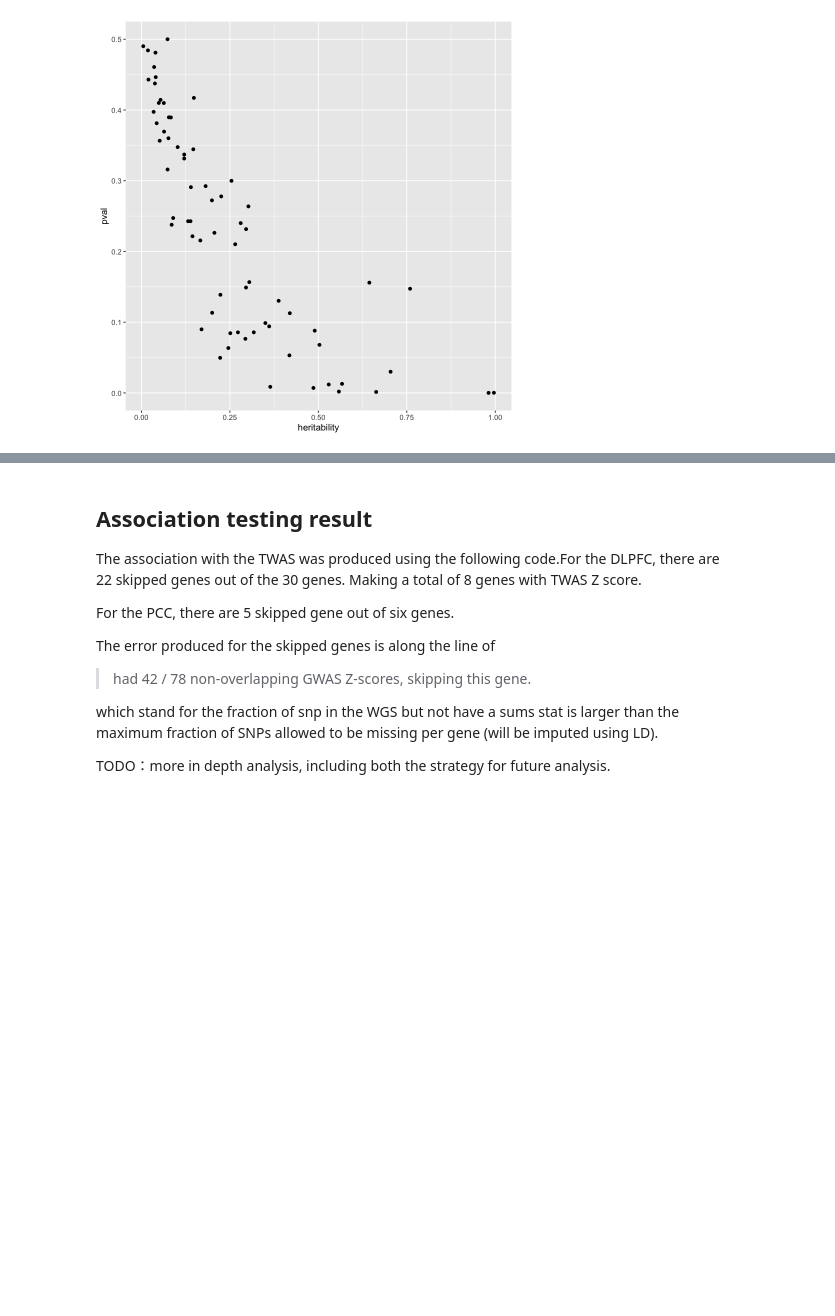
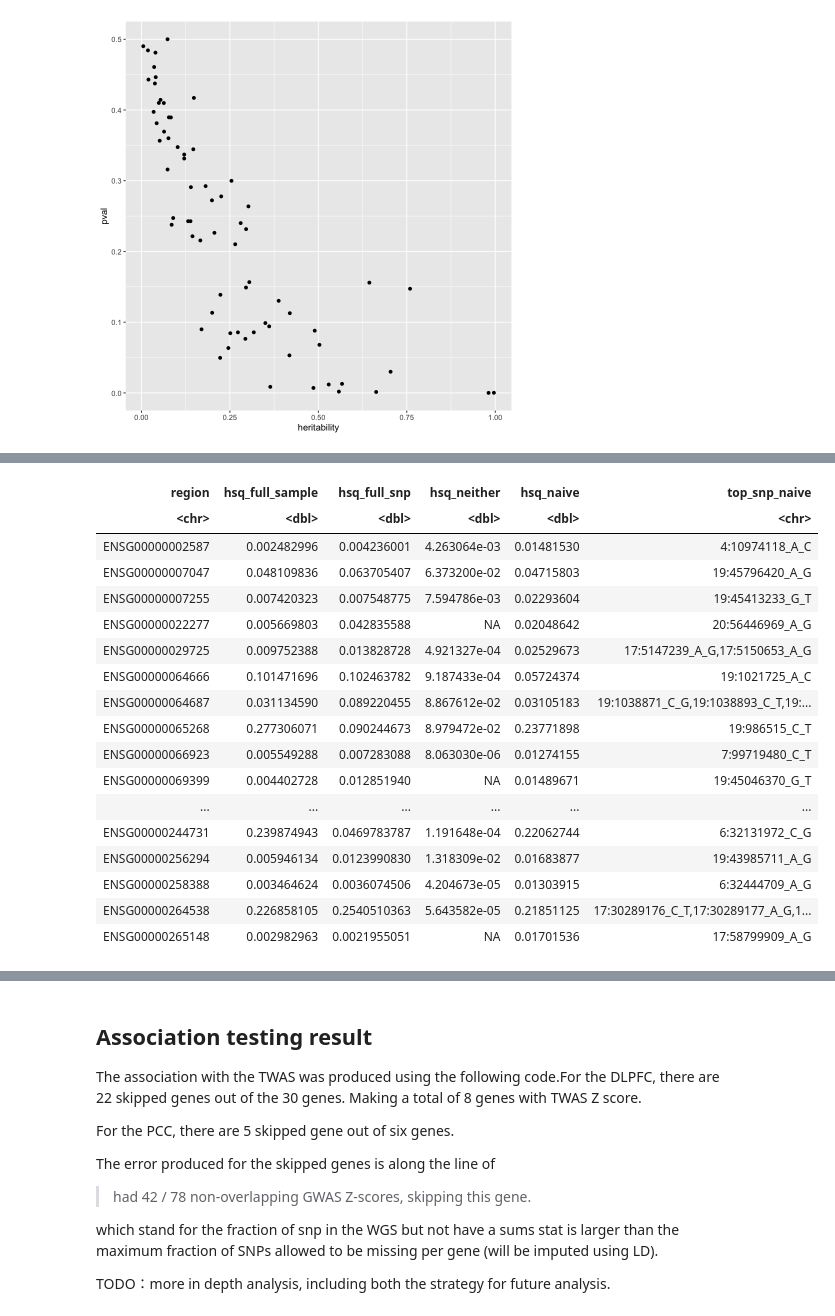
Before and after one commit to gaow/neuro-twas, a Jupyter notebook: Analysis/ROSMAP_TWAS/Alz_specific_gene_analysis.ipynb, the cells around one changed output, grey strips where cells are left out. Drawn from its saved outputs; the diff is of its cells as text; code cells hidden in the pictures; blank space fills up the shorter version.

```diff
--- a/Analysis/ROSMAP_TWAS/Alz_specific_gene_analysis.ipynb
+++ b/Analysis/ROSMAP_TWAS/Alz_specific_gene_analysis.ipynb
@@ -469,0 +478,79 @@ A tibble: 3 × 4
+# %%
+
+dir = "/Users/haosun/Documents/WG_Reasearch_Assisstant/Remote_Proj/Alz/"
+Proj = c("Alz_AC_SNP","Alz_AC_FULL","Alz_DLPFC_SNP","Alz_DLPFC_FULL_2","Alz_PCC_SNP","Alz_PCC_Full")
+dir_sc = "/Users/haosun/Documents/WG_Reasearch_Assisstant/Remote_Proj/Alz_same_coord/"
+
+
+
+
+tmp = tibble(
+  Proj_Name = Proj
+)
+
+sum_hsq = function(hsq){
+  summ = tibble(
+    data = c("heritability", "h_SE", "pval"),
+    mean = c(
+      hsq%>%pull(heritability)%>%mean(),
+      hsq%>%pull(h_SE)%>%mean(),
+      hsq%>%pull(pval)%>%mean()
+    ),
+    median = c(
+      hsq%>%pull(heritability)%>%median(),
+      hsq%>%pull(h_SE)%>%median(),
+      hsq%>%pull(pval)%>%median()
+    ),
+    var = c(
+      hsq%>%pull(heritability)%>%var(),
+      hsq%>%pull(h_SE)%>%var(),
+      hsq%>%pull(pval)%>%var()
+    ))
+
+  return(summ)
+}
+
+
+analysis = tmp%>%mutate(
+  hsq_data = map(Proj_Name,~read_delim(paste(dir,.x,"/WEIGHTS/all_hsq.txt",sep = ""),delim = " ")%>%filter(heritability >= 0, heritability <= 1)),
+  hsq_rw_data = map(Proj_Name,~read_delim(paste(dir,.x,"/WEIGHTS/all_hsq.txt",sep = ""),delim = " ")),
+  sum_hsq = map(hsq_data,~sum_hsq(.x)),
+  hsq_dist = map(hsq_data,~filter(.x,heritability >= 0, heritability <= 1)%>%ggplot(aes(x = heritability))+geom_density()+ggtitle("Distribution of heritability")),
+  pval_dist = map(hsq_data,~(.x%>%ggplot(aes(x = pval))+geom_histogram()+geom_vline(xintercept = 0.05)+geom_vline(xintercept = 0.01)+ggtitle("Distribution of p value"))),
+  pval_point = map(hsq_data,~(.x%>%filter(heritability >= 0, heritability <= 1)%>%ggplot(aes(x = heritability,y = pval))+geom_point()+ggtitle("Scatter point of p value"))),
+  result_data = map(Proj_Name,~read_delim(paste(dir,.x,"/result/all_result.txt",sep = ""),delim = "\t")%>%filter(FILE!="FILE")),
+  result_data_TWAS = map(result_data,~.x%>%filter(!is.na(BEST.GWAS.ID))),
+  result_model_count = map(result_data,~.x%>%group_by(MODEL)%>%count()),
+)
+
+analysis = analysis%>%mutate(
+  result_model_dist = map(result_model_count,~.x%>%ggplot(aes(x = MODEL, y=n ))+geom_col()+ggtitle("distribution of models"))
+)
+
+
+analysis_sc = analysis%>%filter(str_detect(Proj_Name,"SNP"))%>%mutate(
+  hsq_sc_data = map(Proj_Name,~read_delim(paste(dir_sc,.x,"/WEIGHTS/all_hsq.txt",sep = ""),delim = " ")%>%filter(heritability >= 0, heritability <= 1)))
+
+
+analysis_susie = analysis%>%mutate(
+  hsq_susie_data = map(Proj_Name,~read_delim(paste(dir,.x,"/susie/all_hsq.txt",sep = ""),delim = "\t")%>%select(-file))
+)
+
+analysis_susie = analysis_susie%>%mutate(
+  hsq_susie_dist = map(hsq_susie_data,~.x%>%ggplot(aes(x = hsq_full_sample))+geom_boxplot()+ggtitle("Distribution of heritability")),
+)
+
+analysis_susie$hsq_susie_data
+
+analysis_rw = analysis_susie%>%mutate(
+  sum_rw_hsq = map(hsq_rw_data,~sum_hsq(.x))
+)%>%unnest(sum_rw_hsq)%>%filter(data == "heritability")%>%group_by(Proj_Name)%>%summarise(mean_rw_hsq = mean(mean),median_rw_hsq = mean(median),var_rw_hsq = mean(var))
+
+analysis_sum = analysis_susie%>%unnest(cols = hsq_susie_data )%>%unnest(c(sum_hsq))%>%filter(data == "heritability")%>%group_by(Proj_Name)%>%summarise(mean_hsq = mean(mean),median_hsq = mean(median),var_hsq = mean(var), mean_hsq_susie = mean(hsq_full_sample),mean_hsq_naive = mean(hsq_naive))#,"NA%"mean(hsq_full_snp%>%is.na()),"NA%_com"mean(hsq_neither%>%is.na()))
+# For ~70% of the genes, there arent a sample with no na in their genos
+
+analysis_sum = left_join(inner_join(analysis_sum,analysis_rw),
+analysis_sc%>%unnest(sum_hsq_sc)%>%filter(data == "heritability")%>%select(Proj_Name,mean_sc = mean,median_sc = median,var_sc = var)
+)
+analysis_sum%>%select(Proj_Name, mean_hsq,mean_hsq_susie, mean_hsq_naive,mean_rw_hsq)
+# %% [output]
@@ -469,0 +575,18 @@ A tibble: 3 × 4
+| region | hsq_full_sample | hsq_full_snp | hsq_neither | hsq_naive | top_snp_naive |
+| <chr> | <dbl> | <dbl> | <dbl> | <dbl> | <chr> |
+| ENSG00000002587 | 0.002482996 | 0.004236001 | 4.263064e-03 | 0.01481530 | 4:10974118_A_C |
+| ENSG00000007047 | 0.048109836 | 0.063705407 | 6.373200e-02 | 0.04715803 | 19:45796420_A_G |
+| ENSG00000007255 | 0.007420323 | 0.007548775 | 7.594786e-03 | 0.02293604 | 19:45413233_G_T |
+| ENSG00000022277 | 0.005669803 | 0.042835588 | NA | 0.02048642 | 20:56446969_A_G |
+| ENSG00000029725 | 0.009752388 | 0.013828728 | 4.921327e-04 | 0.02529673 | 17:5147239_A_G,17:5150653_A_G |
+| ENSG00000064666 | 0.101471696 | 0.102463782 | 9.187433e-04 | 0.05724374 | 19:1021725_A_C |
+| ENSG00000064687 | 0.031134590 | 0.089220455 | 8.867612e-02 | 0.03105183 | 19:1038871_C_G,19:1038893_C_T,19:... |
+| ENSG00000065268 | 0.277306071 | 0.090244673 | 8.979472e-02 | 0.23771898 | 19:986515_C_T |
+| ENSG00000066923 | 0.005549288 | 0.007283088 | 8.063030e-06 | 0.01274155 | 7:99719480_C_T |
+| ENSG00000069399 | 0.004402728 | 0.012851940 | NA | 0.01489671 | 19:45046370_G_T |
+| ... | ... | ... | ... | ... | ... |
+| ENSG00000244731 | 0.239874943 | 0.0469783787 | 1.191648e-04 | 0.22062744 | 6:32131972_C_G |
+| ENSG00000256294 | 0.005946134 | 0.0123990830 | 1.318309e-02 | 0.01683877 | 19:43985711_A_G |
+| ENSG00000258388 | 0.003464624 | 0.0036074506 | 4.204673e-05 | 0.01303915 | 6:32444709_A_G |
+| ENSG00000264538 | 0.226858105 | 0.2540510363 | 5.643582e-05 | 0.21851125 | 17:30289176_C_T,17:30289177_A_G,1... |
+| ENSG00000265148 | 0.002982963 | 0.0021955051 | NA | 0.01701536 | 17:58799909_A_G |
```
Also changed, not shown: parts of 4 cells of this notebook, 4 other files.
